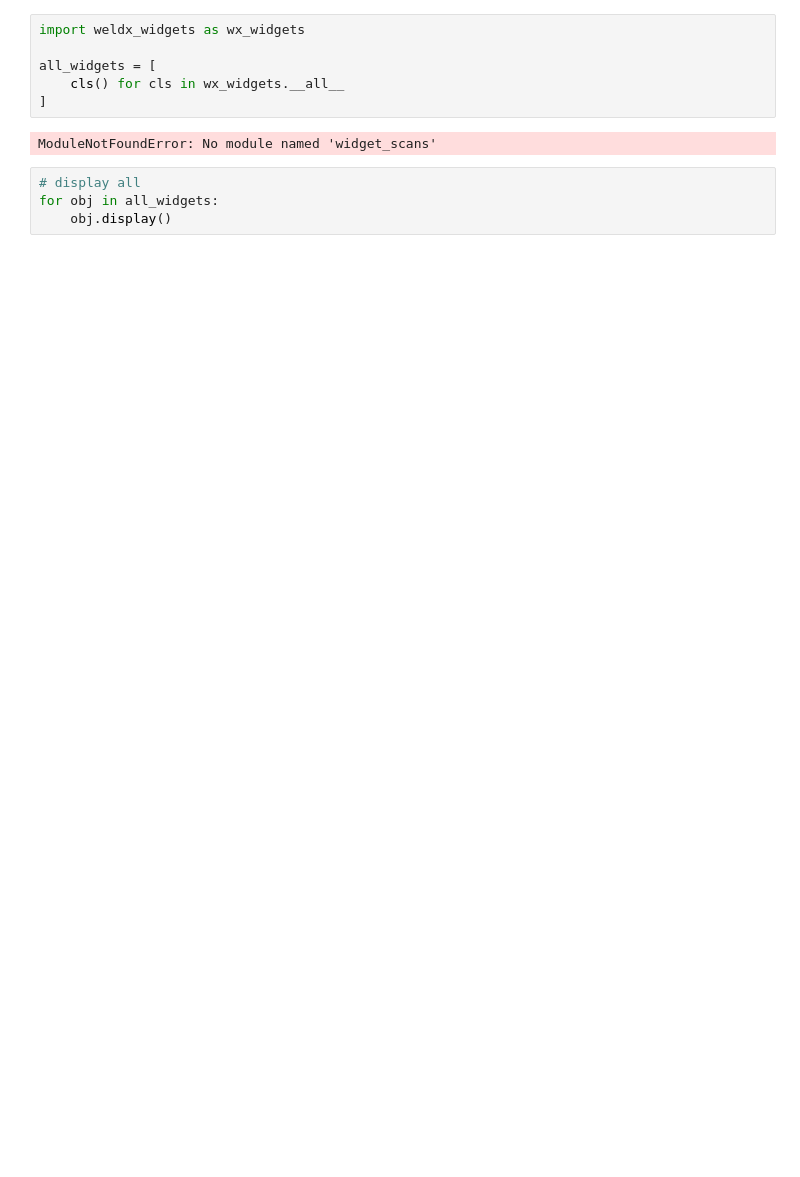
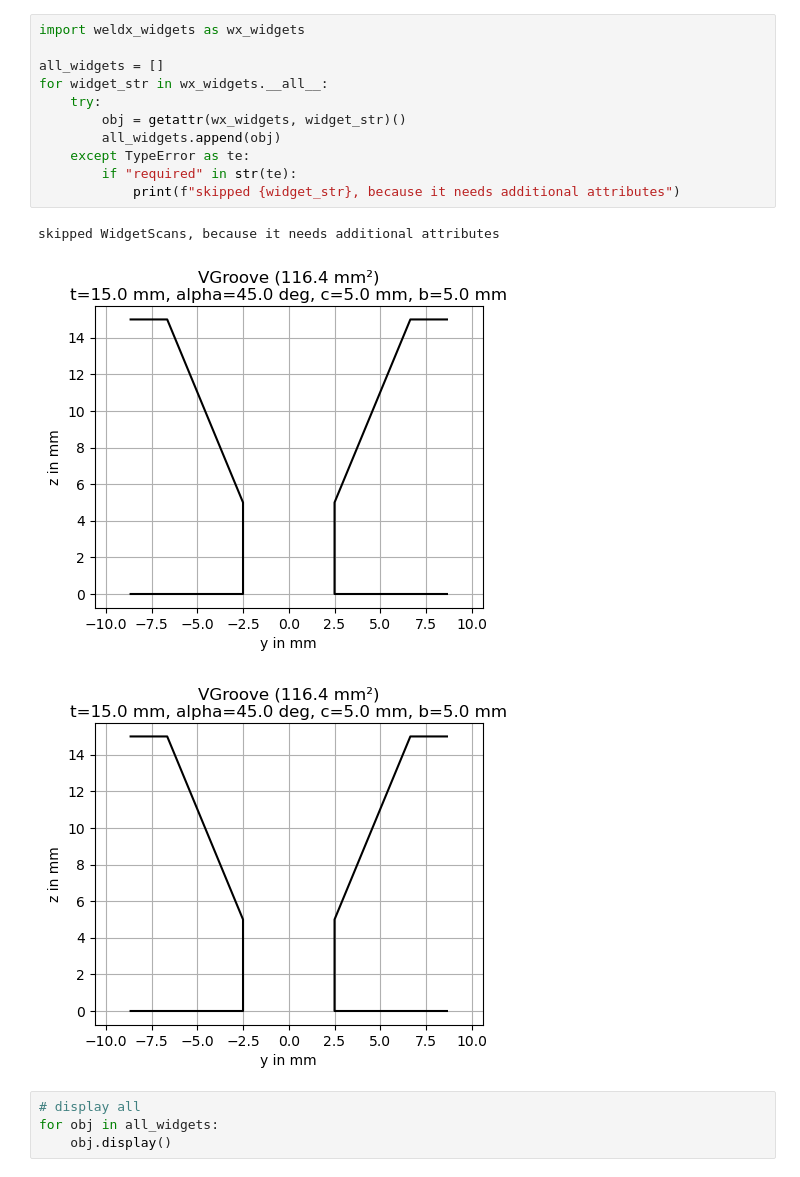
Before and after one commit to BAMWelDX/weldx-widgets, a Jupyter notebook: demo.ipynb, the cells around one changed output. Drawn from its saved outputs; the diff is of its cells as text; blank space fills up the shorter version.

```diff
--- a/demo.ipynb
+++ b/demo.ipynb
@@ -1,11 +1,18 @@
-# %%
-import weldx_widgets as wx_widgets
-
-all_widgets = [
-    cls() for cls in wx_widgets.__all__
-]
-# %% [output]
-ModuleNotFoundError: No module named 'widget_scans'
+# %%
+import weldx_widgets as wx_widgets
+
+all_widgets = []
+for widget_str in wx_widgets.__all__:
+    try:
+        obj = getattr(wx_widgets, widget_str)()
+        all_widgets.append(obj)
+    except TypeError as te:
+        if "required" in str(te):
+            print(f"skipped {widget_str}, because it needs additional attributes")
+# %% [output]
+skipped WidgetScans, because it needs additional attributes
+[figure, added]
+[figure, added]
 # %%
 # display all
 for obj in all_widgets:
```
